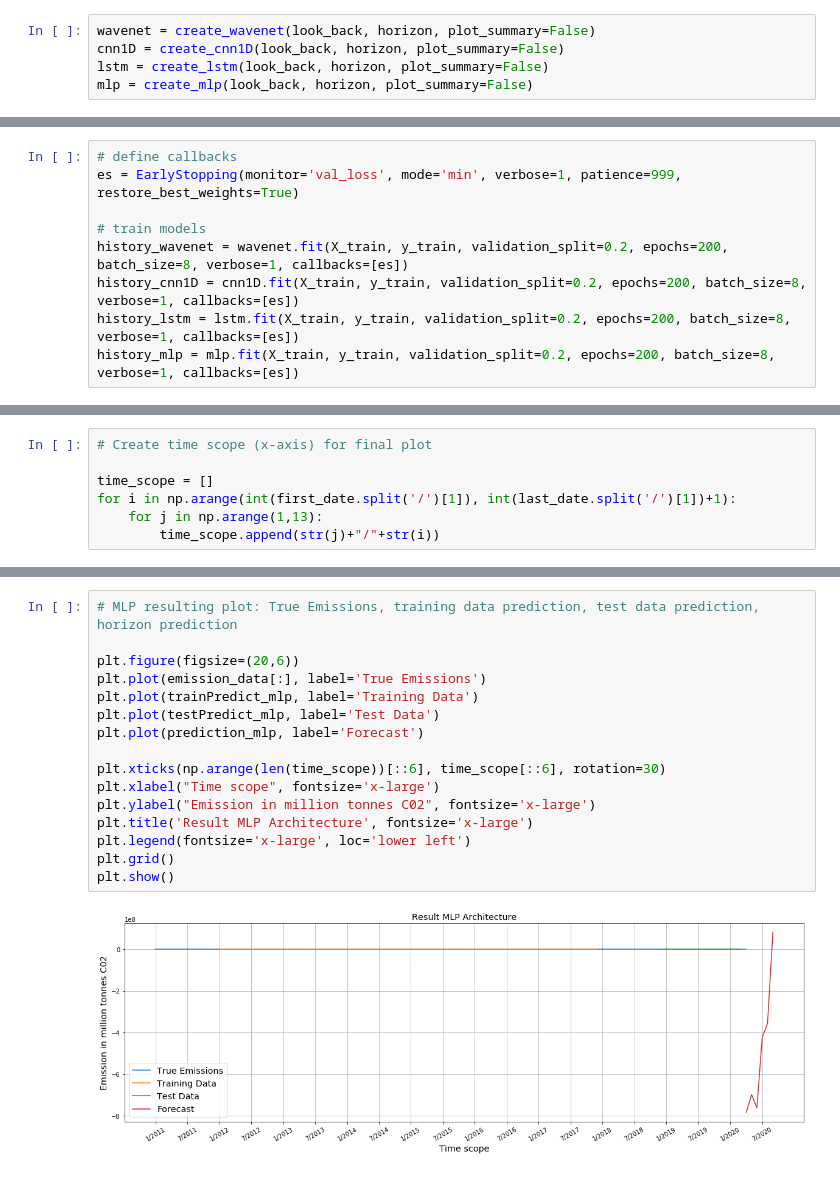
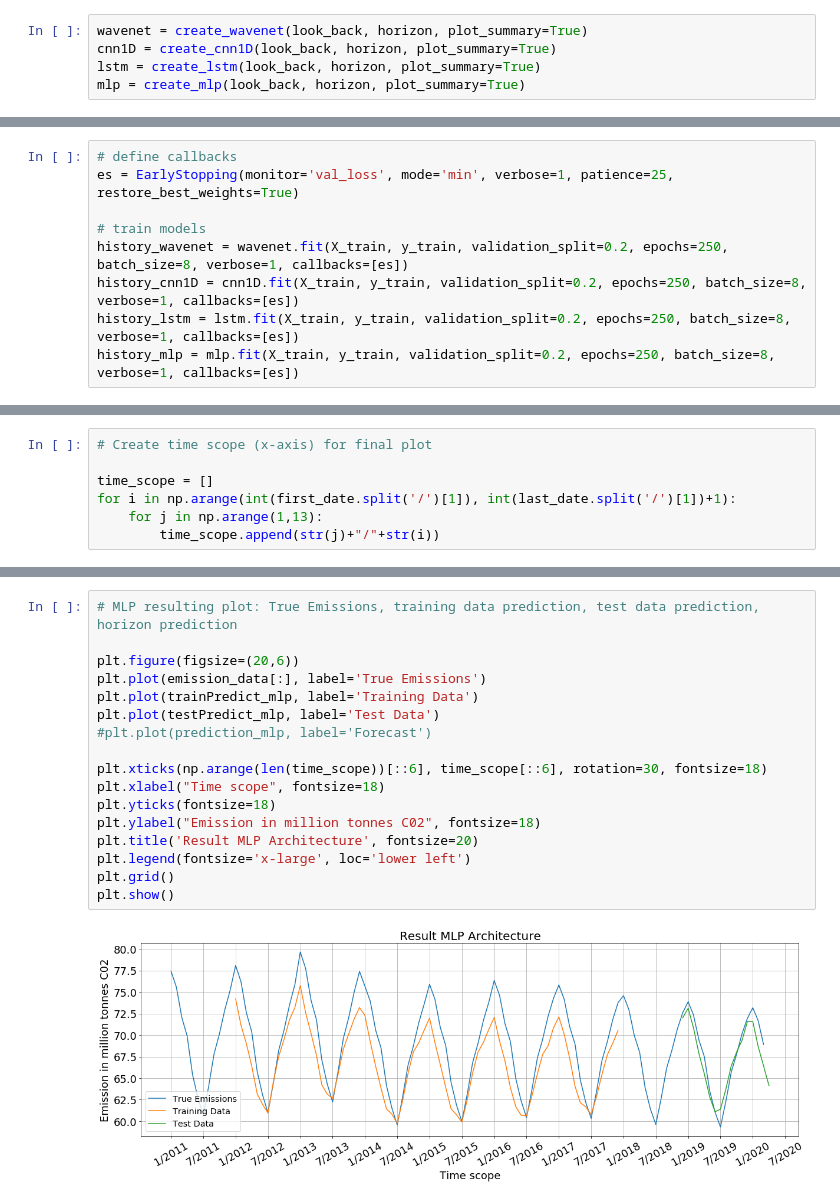
Before and after one commit to hannesk95/AMI, a Jupyter notebook: models/TimeSeriesForecasting/WaveNet_1D-CNN_LSTM_MLP.ipynb, the cells around one changed output, grey strips where cells are left out. Saved outputs shown, nothing was run; the diff lists cells and outputs as text.

```diff
--- a/models/TimeSeriesForecasting/WaveNet_1D-CNN_LSTM_MLP.ipynb
+++ b/models/TimeSeriesForecasting/WaveNet_1D-CNN_LSTM_MLP.ipynb
@@ -347,7 +350,7 @@ Test data - y: (17, 6)
 # %% [markdown]
 ### Create an instance of every neural network architecture
 # %%
-wavenet = create_wavenet(look_back, horizon, plot_summary=False)
-cnn1D = create_cnn1D(look_back, horizon, plot_summary=False)
-lstm = create_lstm(look_back, horizon, plot_summary=False)
-mlp = create_mlp(look_back, horizon, plot_summary=False)
+wavenet = create_wavenet(look_back, horizon, plot_summary=True)
+cnn1D = create_cnn1D(look_back, horizon, plot_summary=True)
+lstm = create_lstm(look_back, horizon, plot_summary=True)
+mlp = create_mlp(look_back, horizon, plot_summary=True)
@@ -355,12 +376,12 @@ mlp = create_mlp(look_back, horizon, plot_summary=False)
 ### Train model of every instance and show train history
 # %%
 # define callbacks
-es = EarlyStopping(monitor='val_loss', mode='min', verbose=1, patience=999, restore_best_weights=True)
+es = EarlyStopping(monitor='val_loss', mode='min', verbose=1, patience=25, restore_best_weights=True)
 
 # train models
-history_wavenet = wavenet.fit(X_train, y_train, validation_split=0.2, epochs=200, batch_size=8, verbose=1, callbacks=[es])
-history_cnn1D = cnn1D.fit(X_train, y_train, validation_split=0.2, epochs=200, batch_size=8, verbose=1, callbacks=[es])
-history_lstm = lstm.fit(X_train, y_train, validation_split=0.2, epochs=200, batch_size=8, verbose=1, callbacks=[es])
-history_mlp = mlp.fit(X_train, y_train, validation_split=0.2, epochs=200, batch_size=8, verbose=1, callbacks=[es])
+history_wavenet = wavenet.fit(X_train, y_train, validation_split=0.2, epochs=250, batch_size=8, verbose=1, callbacks=[es])
+history_cnn1D = cnn1D.fit(X_train, y_train, validation_split=0.2, epochs=250, batch_size=8, verbose=1, callbacks=[es])
+history_lstm = lstm.fit(X_train, y_train, validation_split=0.2, epochs=250, batch_size=8, verbose=1, callbacks=[es])
+history_mlp = mlp.fit(X_train, y_train, validation_split=0.2, epochs=250, batch_size=8, verbose=1, callbacks=[es])
 # %% [output]
 Train on 57 samples, validate on 15 samples
@@ -594,18 +606,19 @@ plt.show()
 # %%
 # MLP resulting plot: True Emissions, training data prediction, test data prediction, horizon prediction
 
 plt.figure(figsize=(20,6))
 plt.plot(emission_data[:], label='True Emissions')
 plt.plot(trainPredict_mlp, label='Training Data')
 plt.plot(testPredict_mlp, label='Test Data')
-plt.plot(prediction_mlp, label='Forecast')
+#plt.plot(prediction_mlp, label='Forecast')
 
-plt.xticks(np.arange(len(time_scope))[::6], time_scope[::6], rotation=30)
-plt.xlabel("Time scope", fontsize='x-large')
-plt.ylabel("Emission in million tonnes C02", fontsize='x-large')
-plt.title('Result MLP Architecture', fontsize='x-large')
+plt.xticks(np.arange(len(time_scope))[::6], time_scope[::6], rotation=30, fontsize=18)
+plt.xlabel("Time scope", fontsize=18)
+plt.yticks(fontsize=18)
+plt.ylabel("Emission in million tonnes C02", fontsize=18)
+plt.title('Result MLP Architecture', fontsize=20)
 plt.legend(fontsize='x-large', loc='lower left')
 plt.grid()
 plt.show()
 # %% [output]
-[figure, old version]
+[figure, new version]
```
Also changed, not shown: parts of 10 cells of this notebook.
